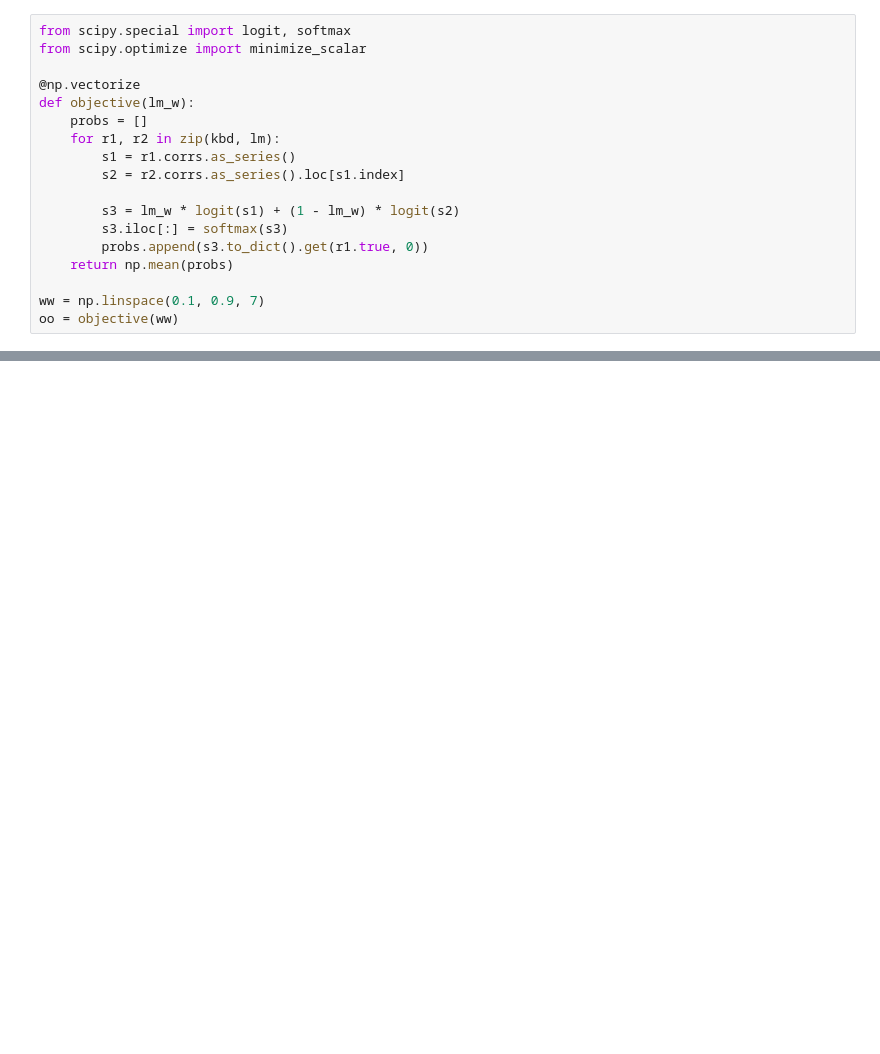
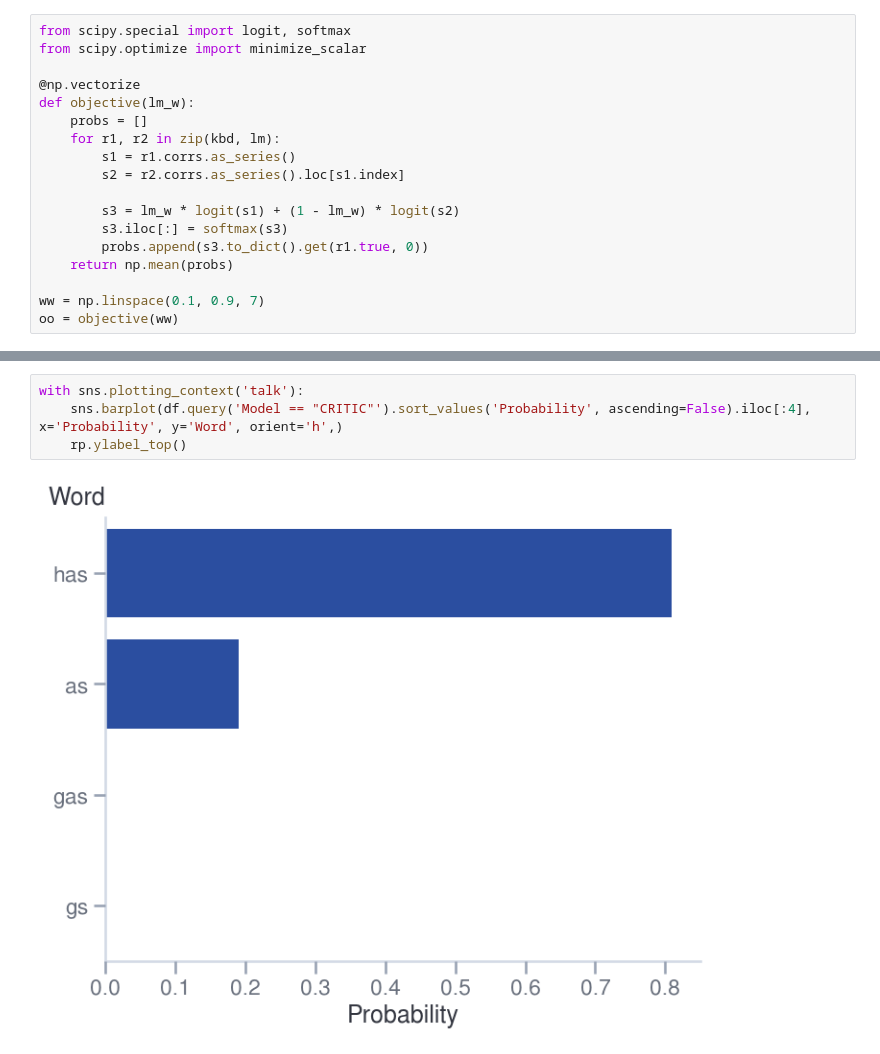
Before and after one commit to csce585-mlsystems/critic-llm, a Jupyter notebook: notebooks/evaluation.ipynb, the cells around one changed output, grey strips where cells are left out. Saved outputs shown, nothing was run; the diff lists cells and outputs as text; blank space fills up the shorter version.

```diff
--- a/notebooks/evaluation.ipynb
+++ b/notebooks/evaluation.ipynb
@@ -341,0 +323,6 @@ with sns.plotting_context('talk'):
+# %%
+with sns.plotting_context('talk'):
+    sns.barplot(df.query('Model == "CRITIC"').sort_values('Probability', ascending=False).iloc[:4], x='Probability', y='Word', orient='h',)
+    rp.ylabel_top()
+# %% [output]
+[figure, added]
```
Also changed, not shown: parts of 17 cells of this notebook, 7 other files.
